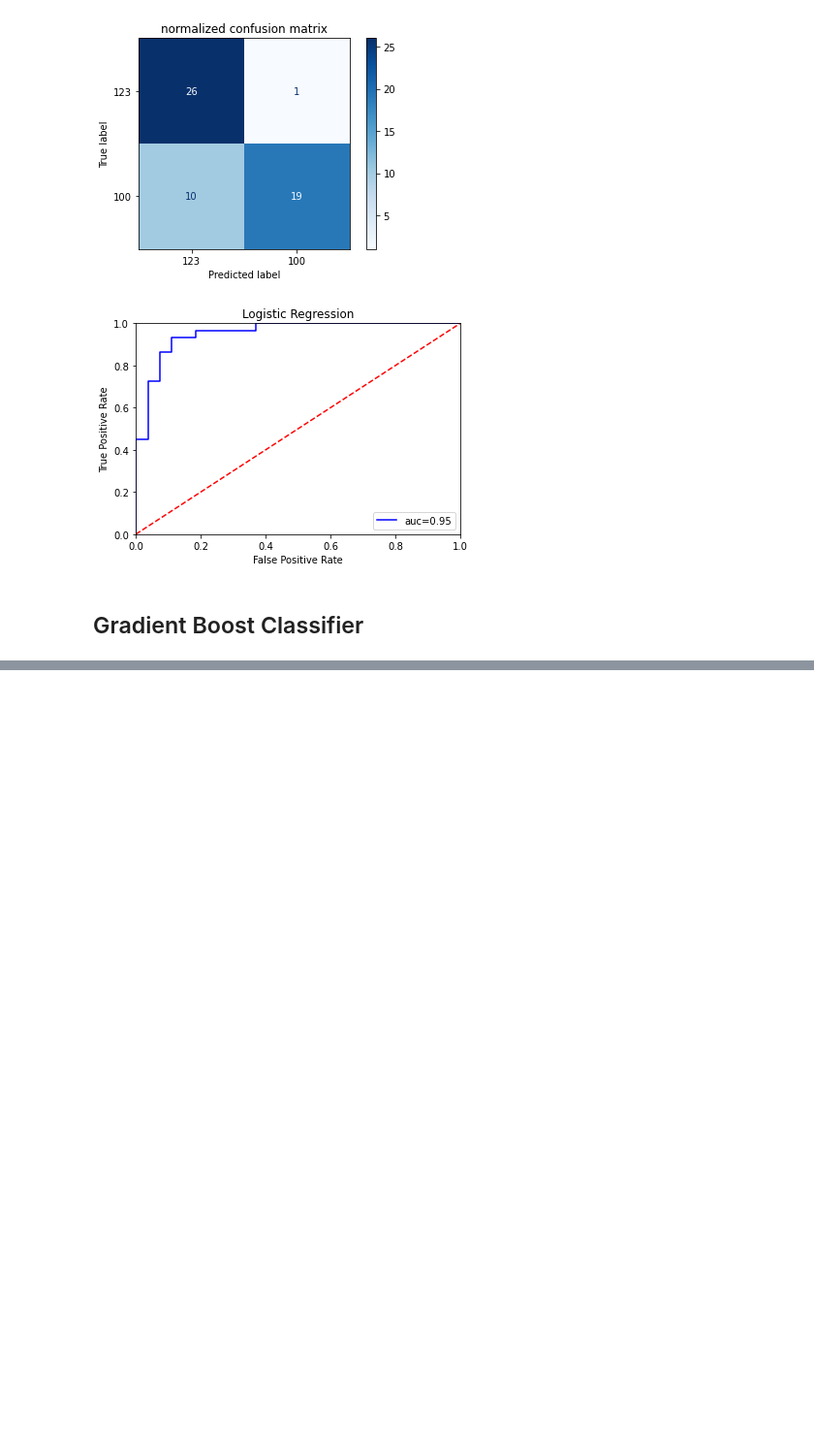
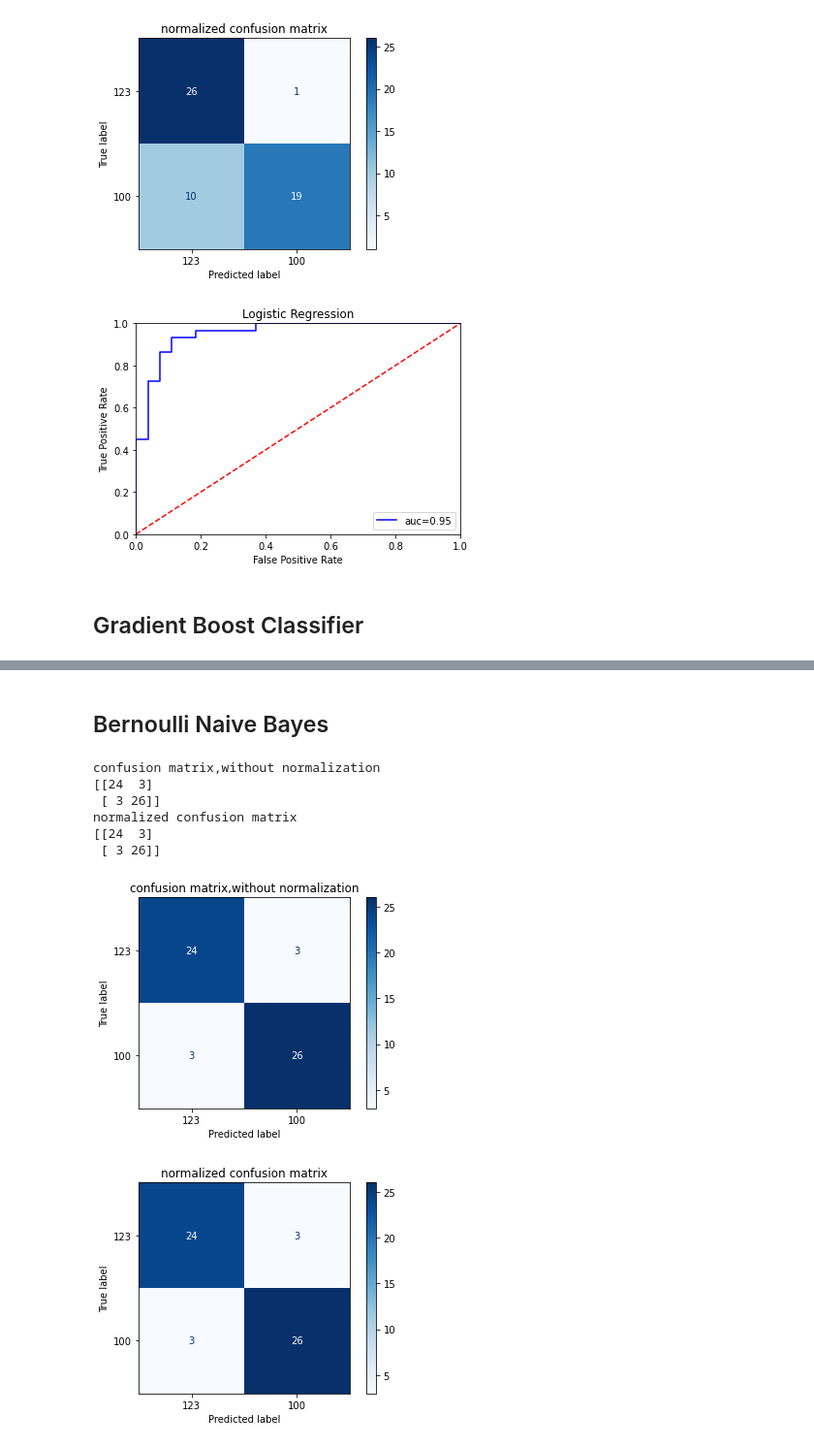
Before and after one commit to thanhtruong1712/Fake-news-detection, a Jupyter notebook: Project3.ipynb, the cells around one changed output, grey strips where cells are left out. Shown at 97% size. Drawn from its saved outputs; the diff is of its cells as text; code cells hidden in the pictures; blank space fills up the shorter version.

```diff
--- a/Project3.ipynb
+++ b/Project3.ipynb
@@ -249,0 +276,13 @@ generate_roc_curve(model=GBC_model,Y_test=Y_test,prob=prob,title='GradientBoosti
+# %% [markdown]
+## Bernoulli Naive Bayes
+# %%
+BNB_model,prob,Y_test=upload_classifier(classifier=BernoulliNB())
+# %% [output]
+confusion matrix,without normalization
+[[24  3]
+ [ 3 26]]
+normalized confusion matrix
+[[24  3]
+ [ 3 26]]
+[figure, added]
+[figure, added]
```
Also changed, not shown: parts of 15 cells of this notebook, 8 other files.
